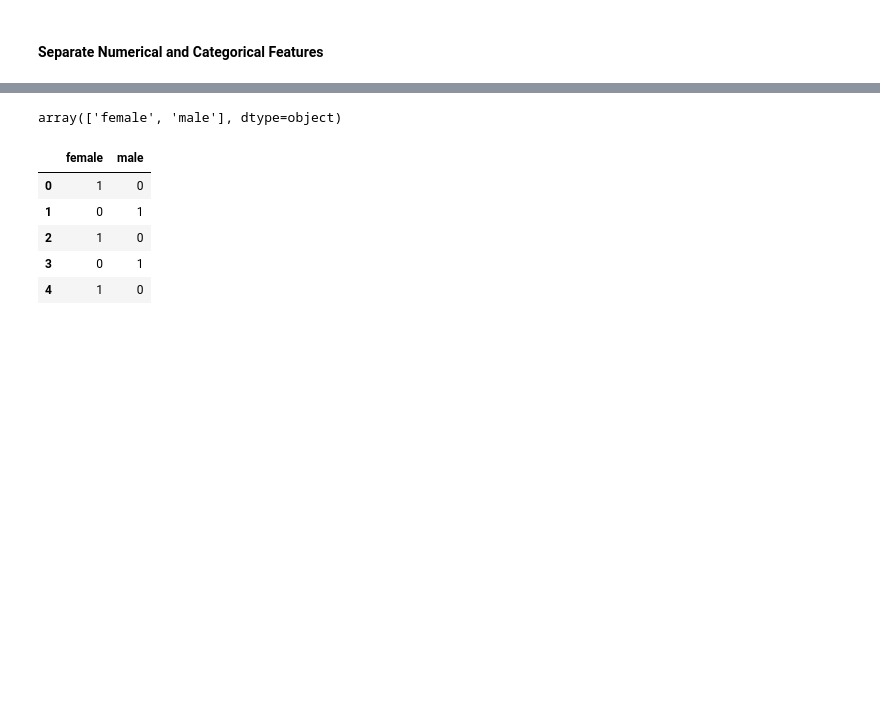
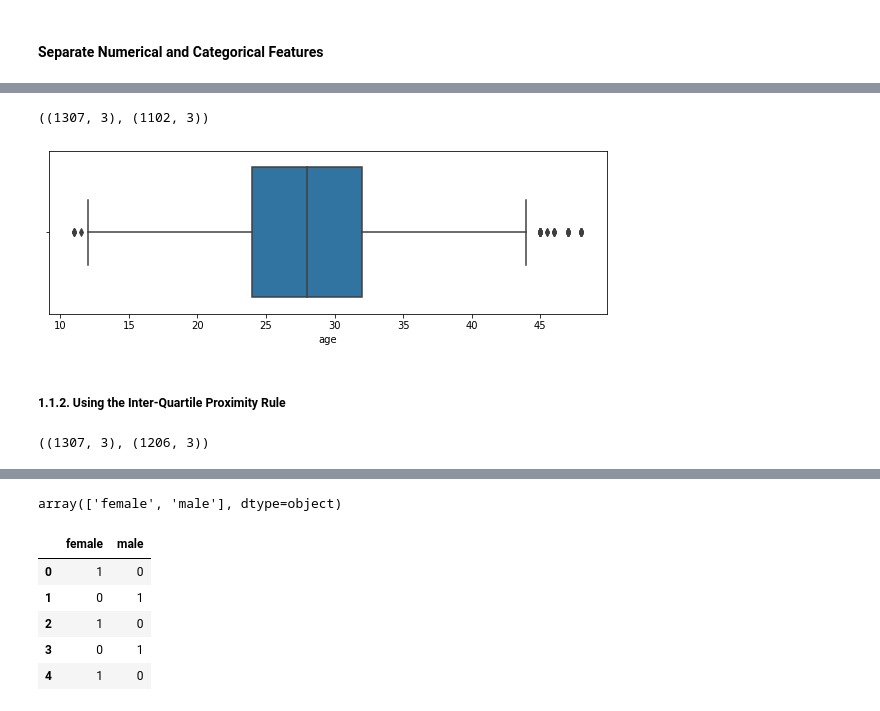
Before and after one commit to jtupitza-msft/edsp-mentoring-program, a Jupyter notebook: 04-Feature-Engineering.ipynb, the cells around one changed output, grey strips where cells are left out. Saved outputs shown, nothing was run; the diff lists cells and outputs as text; code cells hidden in the pictures; blank space fills up the shorter version.

```diff
--- a/04-Feature-Engineering.ipynb
+++ b/04-Feature-Engineering.ipynb
@@ -47,0 +125,23 @@ Features: 5 Numerical, and 4 Categorical
+# %%
+def std_bounds(df, col, distance):
+    lbound = df[col].mean() - (df[col].std() * distance)
+    ubound = df[col].mean() + (df[col].std() * distance)
+    return ubound, lbound
+# %%
+df_copy = df[numerical_cols].copy()
+
+age_ubound, age_lbound = std_bounds(df_copy, 'age', 1.5)
+outliers_age = np.where(df_copy.age > age_ubound, True, np.where(df_copy.age < age_lbound, True, False))
+
+df_trimmed = df_copy.loc[~outliers_age]
+df_copy.shape, df_trimmed.shape
+# %% [output]
+((1307, 3), (1102, 3))
+# %%
+plt.figure(figsize=(10,3))
+sns.boxplot(x=df_trimmed.age)
+plt.show()
+# %% [output]
+[figure, added]
+# %% [markdown]
+##### 1.1.2. Using the Inter-Quartile Proximity Rule
@@ -47,0 +154,10 @@ Features: 5 Numerical, and 4 Categorical
+# %%
+df_copy = df[numerical_cols].copy()
+
+age_ubound, age_lbound = iqr_bounds(df_copy, 'age', 1.5)
+outliers_age = np.where(df_copy.age > age_ubound, True, np.where(df_copy.age < age_lbound, True, False))
+
+df_trimmed = df_copy.loc[~outliers_age]
+df_copy.shape, df_trimmed.shape
+# %% [output]
+((1307, 3), (1206, 3))
```
Also changed, not shown: parts of 117 cells of this notebook.
